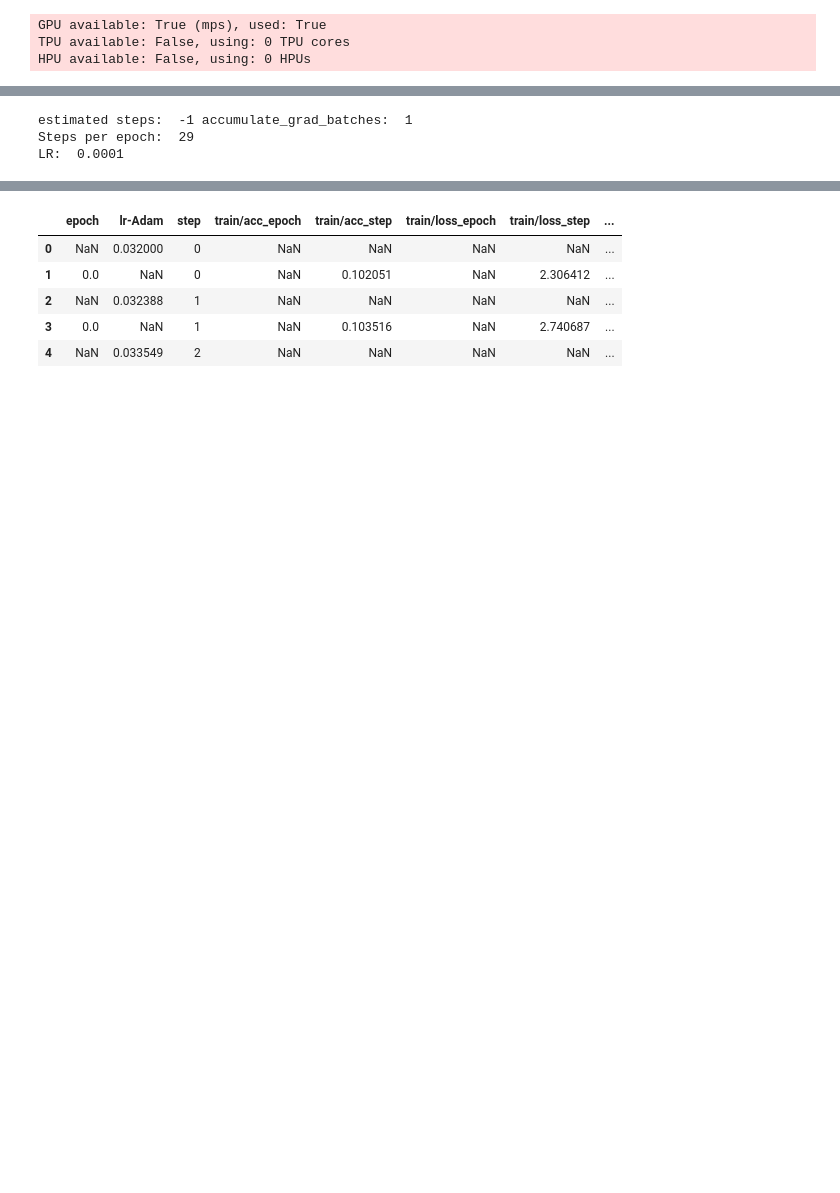
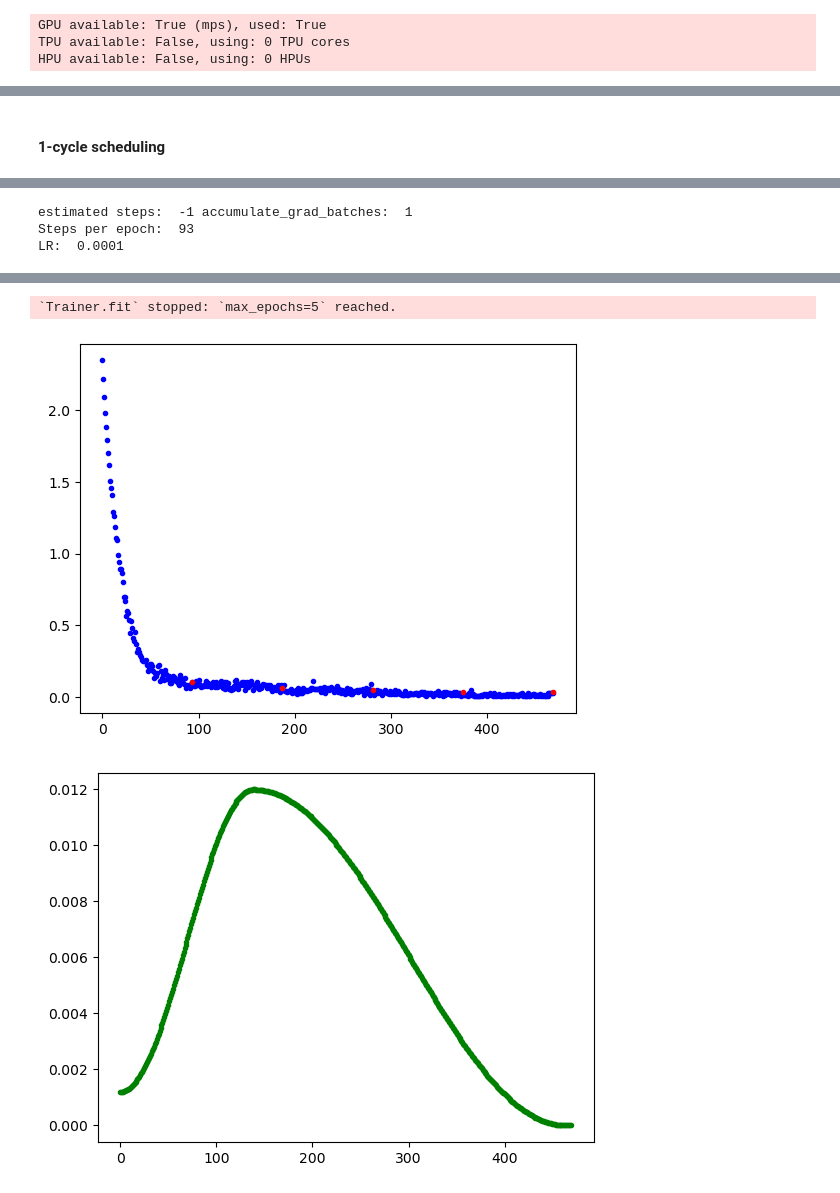
Before and after one commit to slegroux/nimrod, a Jupyter notebook: nbs/models.conv.ipynb, the cells around one changed output, grey strips where cells are left out. Saved outputs shown, nothing was run; the diff lists cells and outputs as text; code cells hidden in the pictures; blank space fills up the shorter version.

```diff
--- a/nbs/models.conv.ipynb
+++ b/nbs/models.conv.ipynb
@@ -680,38 +726,69 @@ print(5*56000//2048)
 280000
 136.71875
 136
+# %% [markdown]
+#### 1-cycle scheduling
 # %%
 #| notest
 
 N_EPOCHS = 5
+lr_found = 0.012
 
+# DATA
+cfg = OmegaConf.load('../config/data/image/mnist.yaml')
+cfg.batch_size = 512
+cfg.num_workers = 0
+datamodule = instantiate(cfg)
+datamodule.prepare_data()
+datamodule.setup()
+
+checkpoint_callback = ModelCheckpoint(
+    monitor='val/loss',  # Metric to monitor
+    dirpath='checkpoints/',  # Directory to save checkpoints
+    filename='epoch{epoch:02d}-val_loss{val/loss:.2f}',
+    auto_insert_metric_name=False,
+    save_top_k=1,  # Save only the best checkpoint
+    mode='min'  # Mode can be 'min' or 'max' depending on the metric
+)
+
+# TRAINER
 trainer = Trainer(
     accelerator="auto",
     max_epochs=N_EPOCHS,
     # logger=TensorBoardLogger("tb_logs", name="mnist_convnet", default_hp_metric=True),
     logger=CSVLogger("logs", name="mnist_convnet"),
-    callbacks = [LearningRateMonitor(logging_interval="step")],
+    callbacks = [LearningRateMonitor(logging_interval="step"), checkpoint_callback],
     check_val_every_n_epoch=1,
     log_every_n_steps=1
     )
 
 print("estimated steps: ", trainer.estimated_stepping_batches, "accumulate_grad_batches: ", trainer.accumulate_grad_batches)
-# model
-model_cfg = OmegaConf.load('../config/model/image/conv.yaml')
-model = instantiate(model_cfg)
-steps_per_epoch = len(datamodule.train_ds) // cfg.datamodule.batch_size // trainer.accumulate_grad_batches
+
+# MODEL
+model_cfg = OmegaConf.load('../config/model/image/convnetx.yaml')
+
+steps_per_epoch = len(datamodule.train_ds) // cfg.batch_size // trainer.accumulate_grad_batches #accumulate = 1 when not on
 print("Steps per epoch: ", steps_per_epoch)
-# model_cfg.scheduler.steps_per_epoch = steps_per_epoch
-model_cfg.scheduler.epochs = N_EPOCHS
-# estimated_steps = N_EPOCHS * len(datamodule.train_ds) // cfg.datamodule.batch_size
-model_cfg.scheduler.total_steps = trainer.max_epochs *len(datamodule.train_ds) // cfg.datamodule.batch_size
-model_cfg.scheduler.max_lr = 0.32 #lr_finder.suggestion()
-model_cfg.scheduler.pct_start = 0.3
-model_cfg.scheduler.anneal_strategy = 'cos'
-model_cfg.scheduler.div_factor = 10
+
+# model_cfg.scheduler.epochs = N_EPOCHS
+model_cfg.scheduler.total_steps = trainer.max_epochs * steps_per_epoch
+model_cfg.scheduler.max_lr = lr_found#lr_finder.suggestion()
 
 model = instantiate(model_cfg)
+
 print("LR: ",model.lr)
+trainer.fit(model, datamodule.train_dataloader(), datamodule.val_dataloader())
 
-trainer.fit(model, datamodule.train_dataloader(), datamodule.val_dataloader())
+########################
+csv_path = f"{trainer.logger.log_dir}/metrics.csv"
+metrics = pd.read_csv(csv_path)
+metrics.head()
+
+##########################
+plt.figure()
+plt.plot(metrics['step'], metrics['train/loss_step'], 'b.-')
+plt.plot(metrics['step'], metrics['val/loss'],'r.-')
+plt.figure()
+plt.plot(metrics['step'], metrics['lr-Adam'], 'g.-')
+plt.show()
 # %% [output]
@@ -733,5 +810,5 @@ Parameter Group 0
 34        Modules in train mode
 0         Modules in eval mode
 estimated steps:  -1 accumulate_grad_batches:  1
-Steps per epoch:  29
+Steps per epoch:  93
 LR:  0.0001
@@ -743,12 +822,3 @@ LR:  0.0001
+`Trainer.fit` stopped: `max_epochs=5` reached.
+[figure, added]
+[figure, added]
-# %%
-#| notest
-csv_path = f"{trainer.logger.log_dir}/metrics.csv"
-metrics = pd.read_csv(csv_path)
-metrics.head()
-# %% [output]
-|  | epoch | lr-Adam | step | train/acc_epoch | train/acc_step | train/loss_epoch | train/loss_step | ... |
-| 0 | NaN | 0.032000 | 0 | NaN | NaN | NaN | NaN | ... |
-| 1 | 0.0 | NaN | 0 | NaN | 0.102051 | NaN | 2.306412 | ... |
-| 2 | NaN | 0.032388 | 1 | NaN | NaN | NaN | NaN | ... |
-| 3 | 0.0 | NaN | 1 | NaN | 0.103516 | NaN | 2.740687 | ... |
-| 4 | NaN | 0.033549 | 2 | NaN | NaN | NaN | NaN | ... |
```
Also changed, not shown: parts of 27 cells of this notebook, 5 other files.
